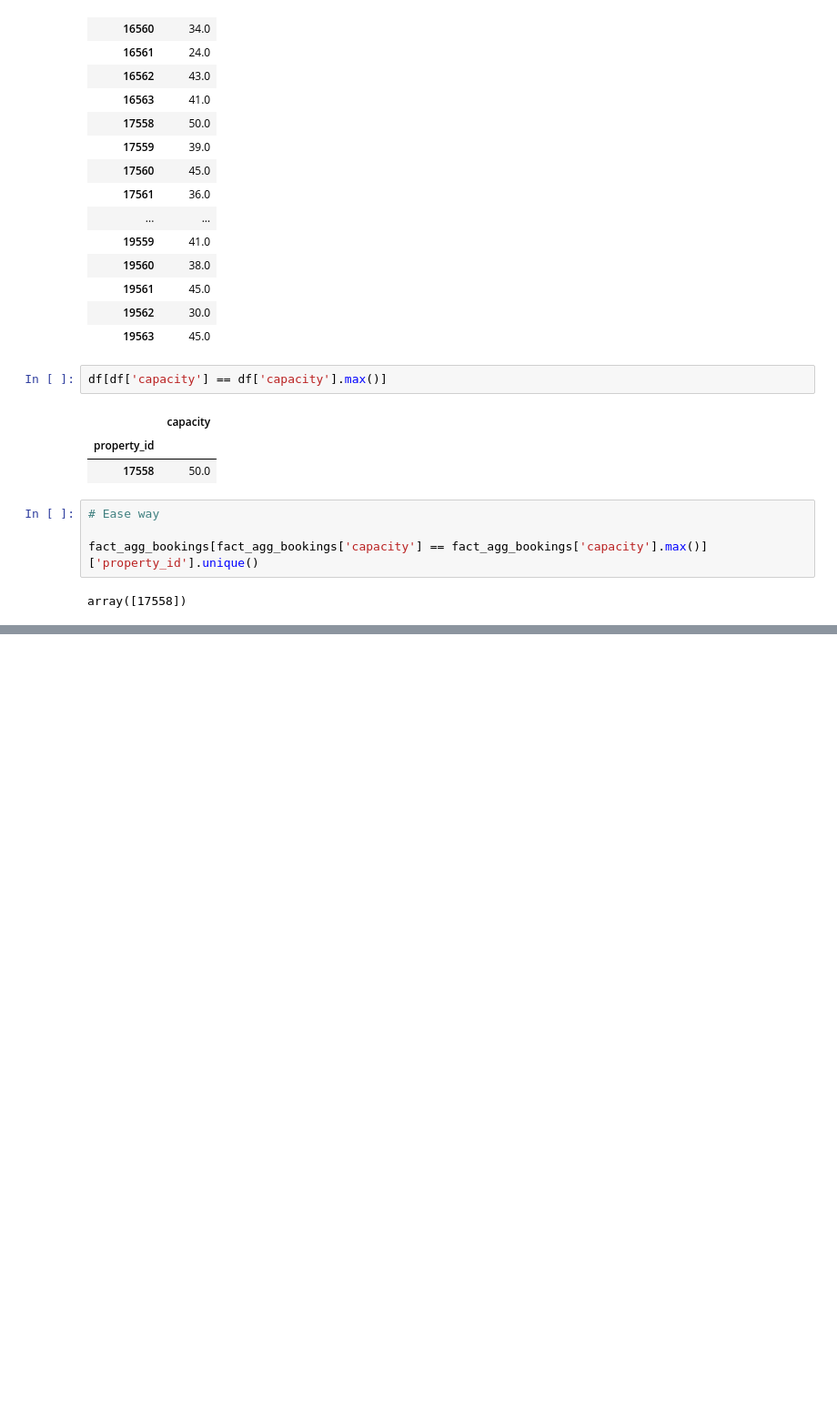
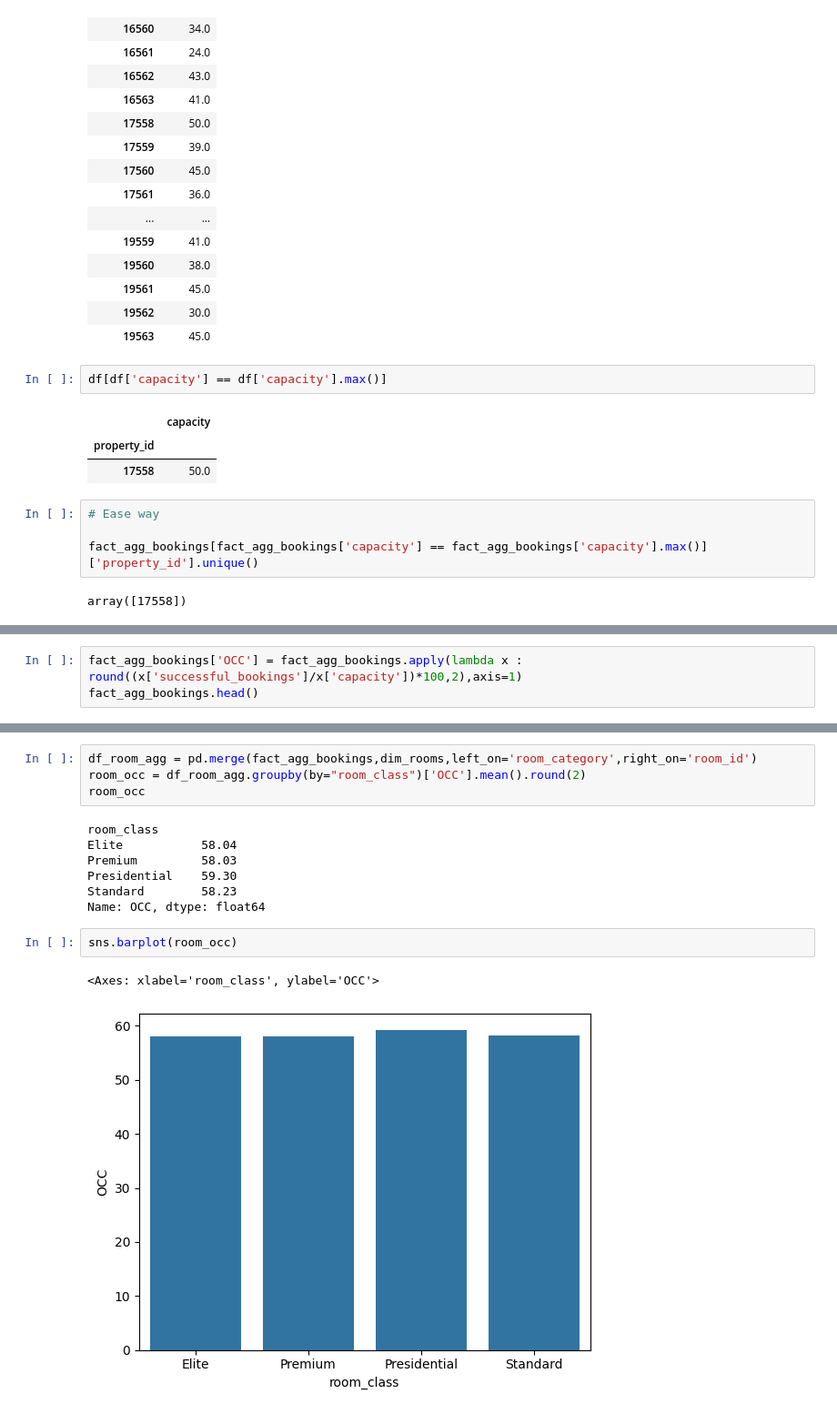
Before and after one commit to Mohitnayak-AI/Machine-Learning, a Jupyter notebook: AI-codebasics/EDA-Hospitality/EDA-Hospitality.ipynb, the cells around one changed output, grey strips where cells are left out. Shown: that part at 91% size. Saved outputs shown, nothing was run; the diff lists cells and outputs as text; blank space fills up the shorter version.

```diff
--- a/AI-codebasics/EDA-Hospitality/EDA-Hospitality.ipynb
+++ b/AI-codebasics/EDA-Hospitality/EDA-Hospitality.ipynb
@@ -394,0 +719,3 @@ array([17558])
+# %%
+fact_agg_bookings['OCC'] = fact_agg_bookings.apply(lambda x : round((x['successful_bookings']/x['capacity'])*100,2),axis=1)
+fact_agg_bookings.head()
@@ -394,0 +749,16 @@ array([17558])
+# %%
+df_room_agg = pd.merge(fact_agg_bookings,dim_rooms,left_on='room_category',right_on='room_id')
+room_occ = df_room_agg.groupby(by="room_class")['OCC'].mean().round(2)
+room_occ
+# %% [output]
+room_class
+Elite           58.04
+Premium         58.03
+Presidential    59.30
+Standard        58.23
+Name: OCC, dtype: float64
+# %%
+sns.barplot(room_occ)
+# %% [output]
+<Axes: xlabel='room_class', ylabel='OCC'>
+[figure, added]
```
Also changed, not shown: parts of 80 cells of this notebook, 1 other file.
